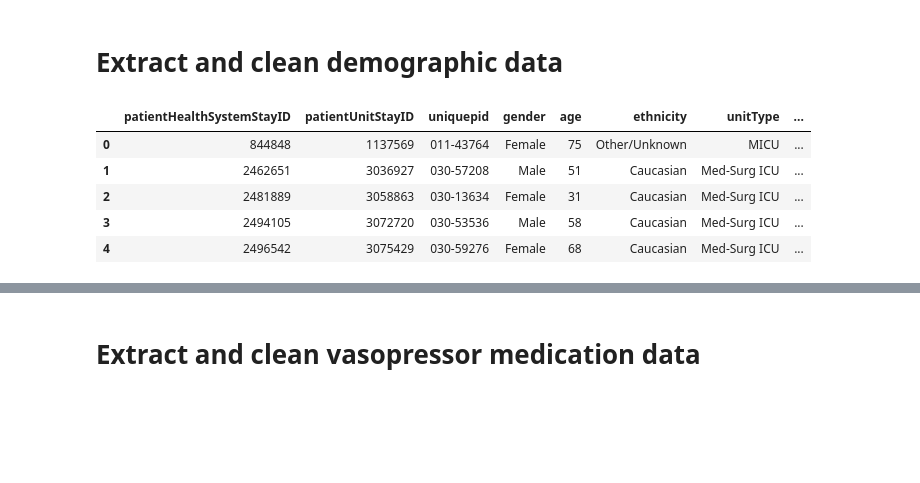
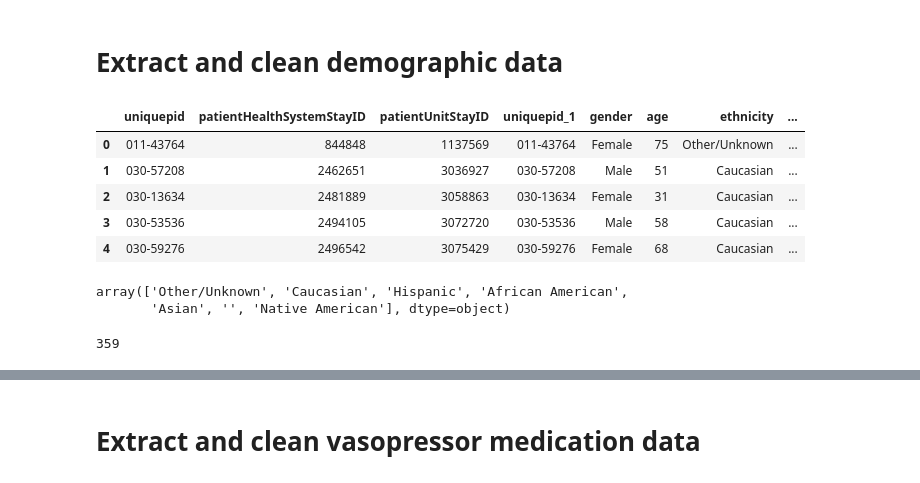
Before and after one commit to rmadushani/Three_vasopressor_problem, a Jupyter notebook: eICU/codes/eICU_Three_Vasopressors.ipynb, the cells around one changed output, grey strips where cells are left out. Drawn from its saved outputs; the diff is of its cells as text; code cells hidden in the pictures; blank space fills up the shorter version.

Commit message:
Clean ethnicity information

```diff
--- a/eICU/codes/eICU_Three_Vasopressors.ipynb
+++ b/eICU/codes/eICU_Three_Vasopressors.ipynb
@@ -31,28 +31,34 @@ def run_query(query):
 # %%
 # Extract relevant patient data
 patient_dat_query = \
 """
-SELECT patientHealthSystemStayID, patientUnitStayID, uniquepid, gender, age, ethnicity, unitType, hospitalDischargeLocation, hospitalDischargeStatus
+SELECT uniquepid, patientHealthSystemStayID, patientUnitStayID, uniquepid, gender, age, ethnicity, unitType, hospitalDischargeLocation, hospitalDischargeStatus
 FROM `physionet-data.eicu_crd.patient`
 """
 
 patient_dat = run_query(patient_dat_query)
 
 ## We consider only 'MICU', and 'Med-Surg ICU'
 patient_dat_new = patient_dat.loc[(patient_dat.unitType=='MICU') | (patient_dat.unitType=='Med-Surg ICU'),: ].copy()
 
 ## Convert age>89 strings to numeric to extract patients with age>=18
 patient_dat_new['age_int'] = patient_dat_new['age'].apply(lambda x: 90 if x=='> 89' else (-999 if x=='' else int(x)))
 ## Filter patients with age >= 18
 patient_dat_new = patient_dat_new.loc[patient_dat_new.age_int >= 18, :]
 
 ## Remove records with missing hospital discharge status i.e., mortality
 patient_dat_new = patient_dat_new.loc[patient_dat_new.hospitalDischargeStatus!='', :]
 patient_dat_new.head()
 # %% [output]
-|  | patientHealthSystemStayID | patientUnitStayID | uniquepid | gender | age | ethnicity | unitType | ... |
-| 0 | 844848 | 1137569 | 011-43764 | Female | 75 | Other/Unknown | MICU | ... |
-| 1 | 2462651 | 3036927 | 030-57208 | Male | 51 | Caucasian | Med-Surg ICU | ... |
-| 2 | 2481889 | 3058863 | 030-13634 | Female | 31 | Caucasian | Med-Surg ICU | ... |
-| 3 | 2494105 | 3072720 | 030-53536 | Male | 58 | Caucasian | Med-Surg ICU | ... |
-| 4 | 2496542 | 3075429 | 030-59276 | Female | 68 | Caucasian | Med-Surg ICU | ... |
+|  | uniquepid | patientHealthSystemStayID | patientUnitStayID | uniquepid_1 | gender | age | ethnicity | ... |
+| 0 | 011-43764 | 844848 | 1137569 | 011-43764 | Female | 75 | Other/Unknown | ... |
+| 1 | 030-57208 | 2462651 | 3036927 | 030-57208 | Male | 51 | Caucasian | ... |
+| 2 | 030-13634 | 2481889 | 3058863 | 030-13634 | Female | 31 | Caucasian | ... |
+| 3 | 030-53536 | 2494105 | 3072720 | 030-53536 | Male | 58 | Caucasian | ... |
+| 4 | 030-59276 | 2496542 | 3075429 | 030-59276 | Female | 68 | Caucasian | ... |
+# %%
+## Ethnicity types
+patient_dat_new.ethnicity.unique()
+# %% [output]
+array(['Other/Unknown', 'Caucasian', 'Hispanic', 'African American',
+       'Asian', '', 'Native American'], dtype=object)
@@ -58,0 +68,4 @@ patient_dat_new.head()
+# %%
+(patient_dat_new.groupby('uniquepid')['ethnicity'].nunique()>1).sum() ## There are 427 patients with multiple ethnicies assigned
+# %% [output]
+359
```
Also changed, not shown: parts of 18 cells of this notebook.
